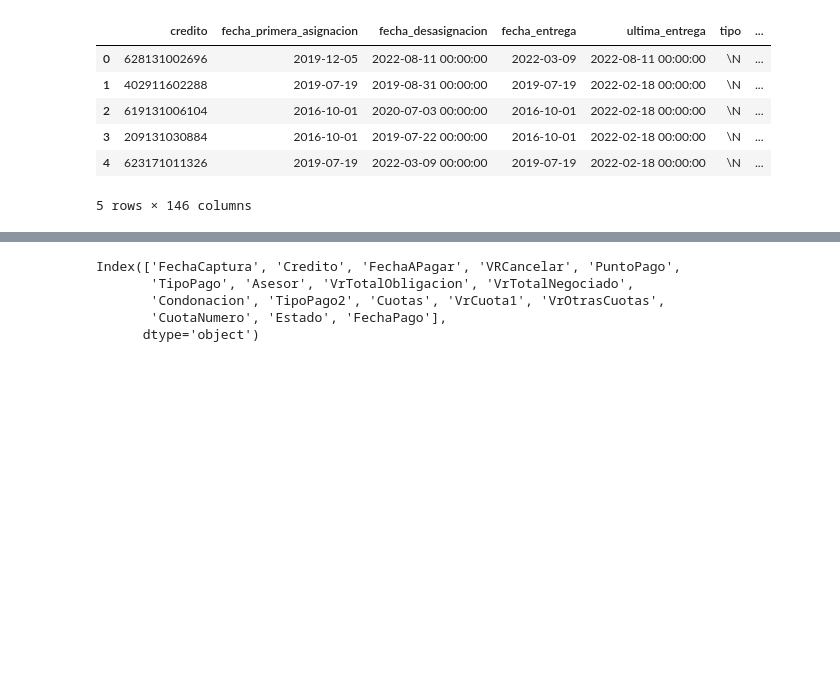
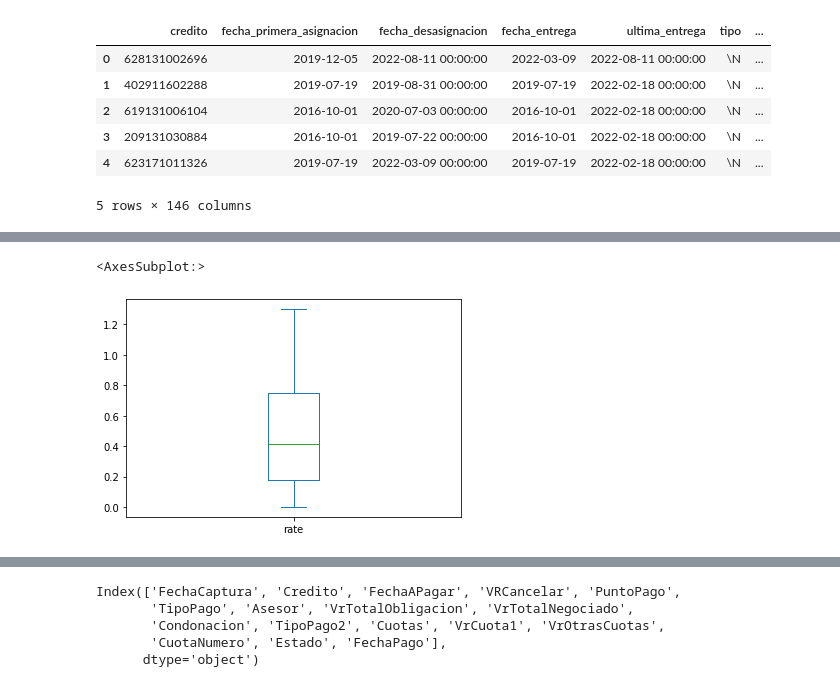
Before and after one commit to pariosur/avance_bpo, a Jupyter notebook: avance_notebook.ipynb, the cells around one changed output, grey strips where cells are left out. Cells and saved outputs as stored; diff of their text form; code cells hidden in the pictures; blank space fills up the shorter version.

```diff
--- a/avance_notebook.ipynb
+++ b/avance_notebook.ipynb
@@ -74,0 +597,3 @@ df_resumen_creditos.head()
+# %%
+df_out2 = df_features2[df_features2['rate'] < 1.3]
+df_out2.info()
@@ -74,0 +618,5 @@ df_resumen_creditos.head()
+# %%
+df_out2['rate'].plot(kind='box')
+# %% [output]
+<AxesSubplot:>
+[figure, added]
```
Also changed, not shown: parts of 78 cells of this notebook.
